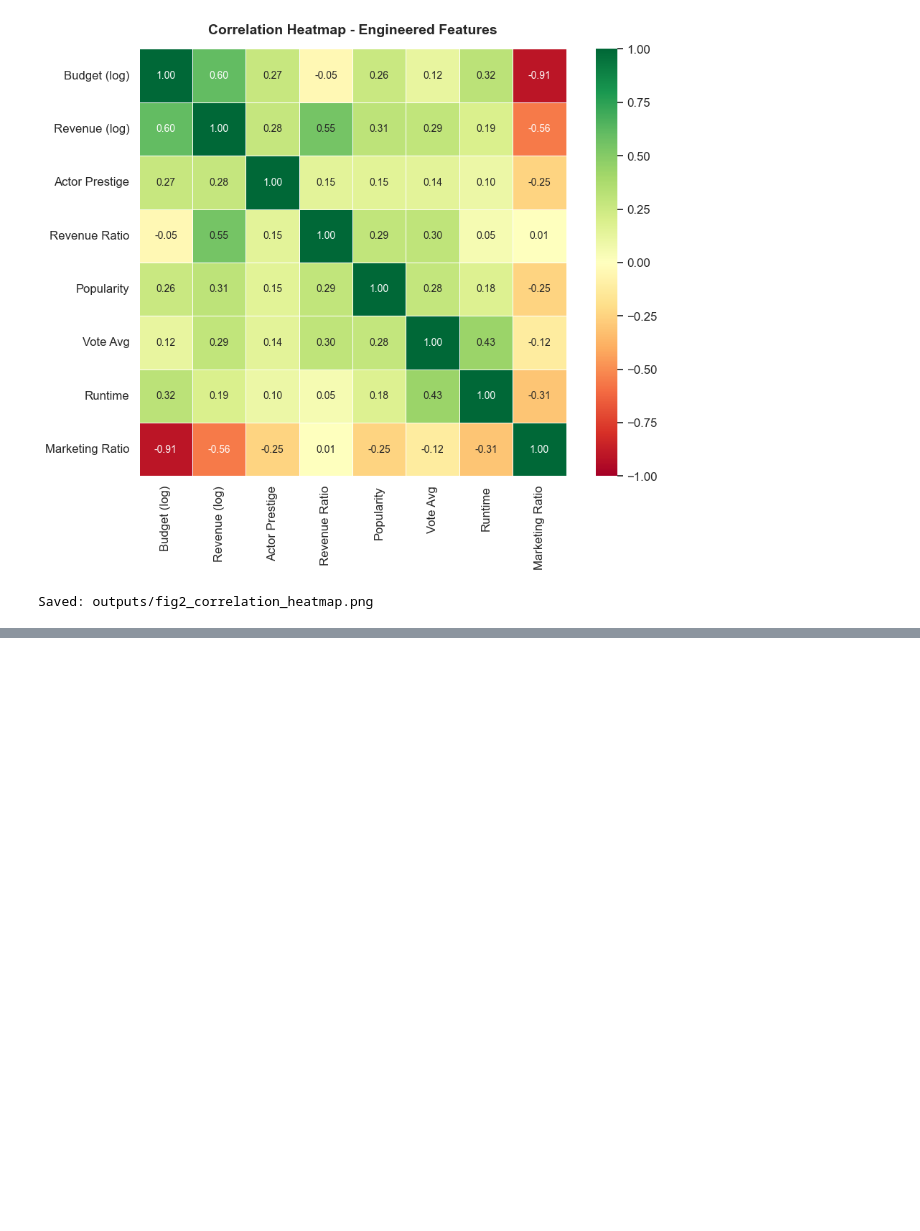
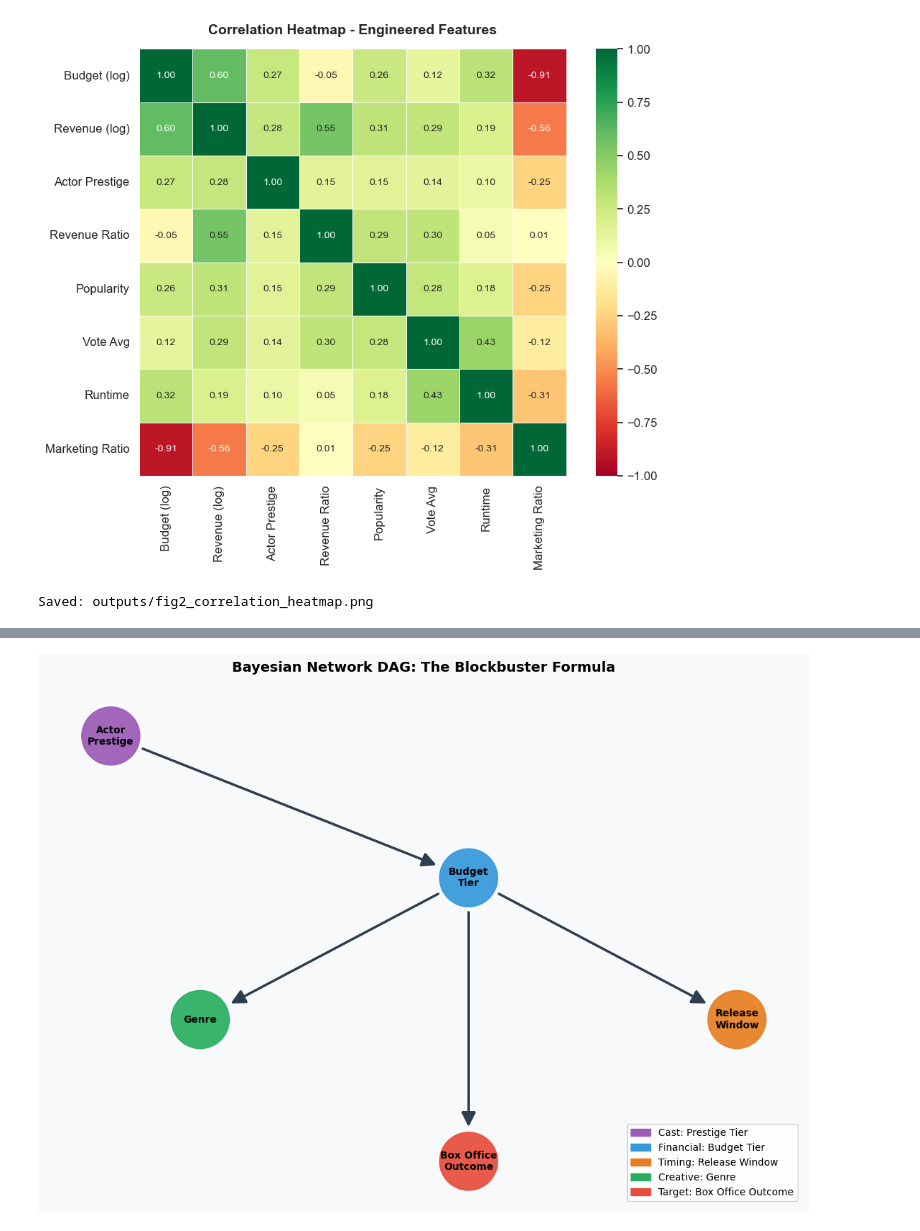
Before and after one commit to stefhooy/box-office-bayesian, a Jupyter notebook: blockbuster_formula.ipynb, the cells around one changed output, grey strips where cells are left out. Saved outputs shown, nothing was run; the diff lists cells and outputs as text; code cells hidden in the pictures; blank space fills up the shorter version.

Commit message:
Section 5 - Bayesian netowrk built

```diff
--- a/blockbuster_formula.ipynb
+++ b/blockbuster_formula.ipynb
@@ -1212,0 +1320,18 @@ exactly what we need for a well-identified Bayesian Network.
+# %%
+# Step 3: Fit the Bayesian Network using Maximum Likelihood Estimation
+# MLE is the default estimator in pgmpy -- no need to pass it explicitly.
+# It estimates the Conditional Probability Tables (CPTs) directly from data.
+
+from pgmpy.estimators import MaximumLikelihoodEstimator
+
+final_model = DiscreteBayesianNetwork(list(learned_dag.edges()))
+final_model.fit(df_bn, estimator=MaximumLikelihoodEstimator)
+
+print('Bayesian Network fitted with MLE.')
+print(f'Number of CPTs: {len(final_model.cpds)}')
+print()
+
+# Print the CPT for outcome_label (the target variable)
+outcome_cpd = final_model.get_cpds('outcome_label')
+print('CPT for outcome_label:')
+print(outcome_cpd)
@@ -1212,0 +1354,72 @@ exactly what we need for a well-identified Bayesian Network.
+# %%
+# Step 4: Visualize the final DAG
+# Layout reflects the causal flow: inputs at top, outcome at bottom.
+# Nodes placed at different heights so arrows are clearly visible.
+
+G = nx.DiGraph(list(final_model.edges()))
+
+node_colors_map = {
+    'prestige_tier':  '#9b59b6',
+    'budget_tier':    '#3498db',
+    'release_window': '#e67e22',
+    'genre_bn':       '#27ae60',
+    'outcome_label':  '#e74c3c',
+}
+node_colors = [node_colors_map.get(n, '#95a5a6') for n in G.nodes()]
+
+labels = {
+    'prestige_tier':  'Actor\nPrestige',
+    'budget_tier':    'Budget\nTier',
+    'release_window': 'Release\nWindow',
+    'genre_bn':       'Genre',
+    'outcome_label':  'Box Office\nOutcome',
+}
+
+# Hierarchical layout: prestige top-left, budget centre, others branch out,
+# outcome at the bottom. This makes arrows clearly directional top-to-bottom.
+pos = {
+    'prestige_tier':  (-2.0,  2.0),
+    'budget_tier':    ( 0.0,  1.0),
+    'release_window': ( 1.5,  0.0),
+    'genre_bn':       (-1.5,  0.0),
+    'outcome_label':  ( 0.0, -1.0),
+}
+for node in G.nodes():
+    if node not in pos:
+        pos[node] = (0.0, 3.0)
+
+fig, ax = plt.subplots(figsize=(11, 8))
+ax.set_facecolor('#f8f9fa')
+fig.patch.set_facecolor('#f8f9fa')
+
+nx.draw_networkx_nodes(G, pos, node_color=node_colors, node_size=3500, ax=ax, alpha=0.92)
+nx.draw_networkx_labels(G, pos, labels=labels, font_size=10, font_weight='bold', ax=ax)
+nx.draw_networkx_edges(
+    G, pos,
+    edge_color='#2c3e50',
+    arrows=True,
+    arrowsize=30,
+    arrowstyle='-|>',
+    width=2.5,
+    min_source_margin=35,
+    min_target_margin=35,
+    ax=ax
+)
+
+legend_items = [
+    mpatches.Patch(color='#9b59b6', label='Cast: Prestige Tier'),
+    mpatches.Patch(color='#3498db', label='Financial: Budget Tier'),
+    mpatches.Patch(color='#e67e22', label='Timing: Release Window'),
+    mpatches.Patch(color='#27ae60', label='Creative: Genre'),
+    mpatches.Patch(color='#e74c3c', label='Target: Box Office Outcome'),
+]
+ax.legend(handles=legend_items, loc='lower right', fontsize=10, framealpha=0.9)
+ax.set_title('Bayesian Network DAG: The Blockbuster Formula', fontsize=14, fontweight='bold', pad=20)
+ax.axis('off')
+
+plt.tight_layout()
+plt.savefig(Path('outputs') / 'fig6_bayesian_dag.png', dpi=150, bbox_inches='tight')
+plt.show()
+print('Saved: outputs/fig6_bayesian_dag.png')
+# %% [output]
+[figure, added]
```
Also changed, not shown: parts of 30 cells of this notebook, 9 other files.
